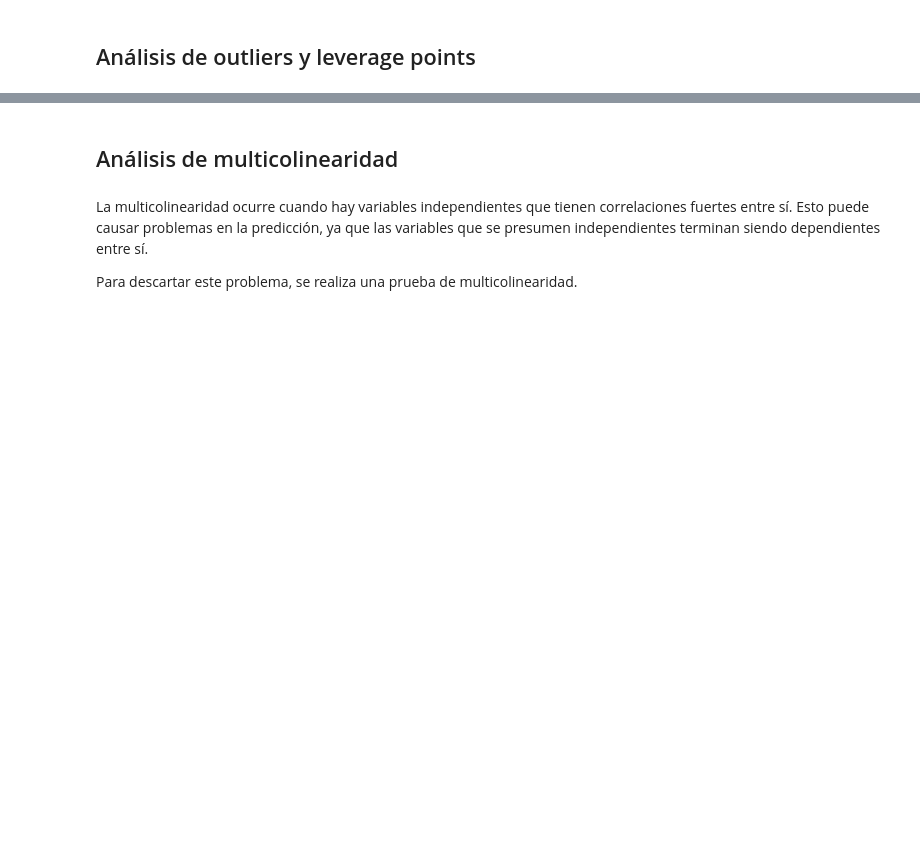
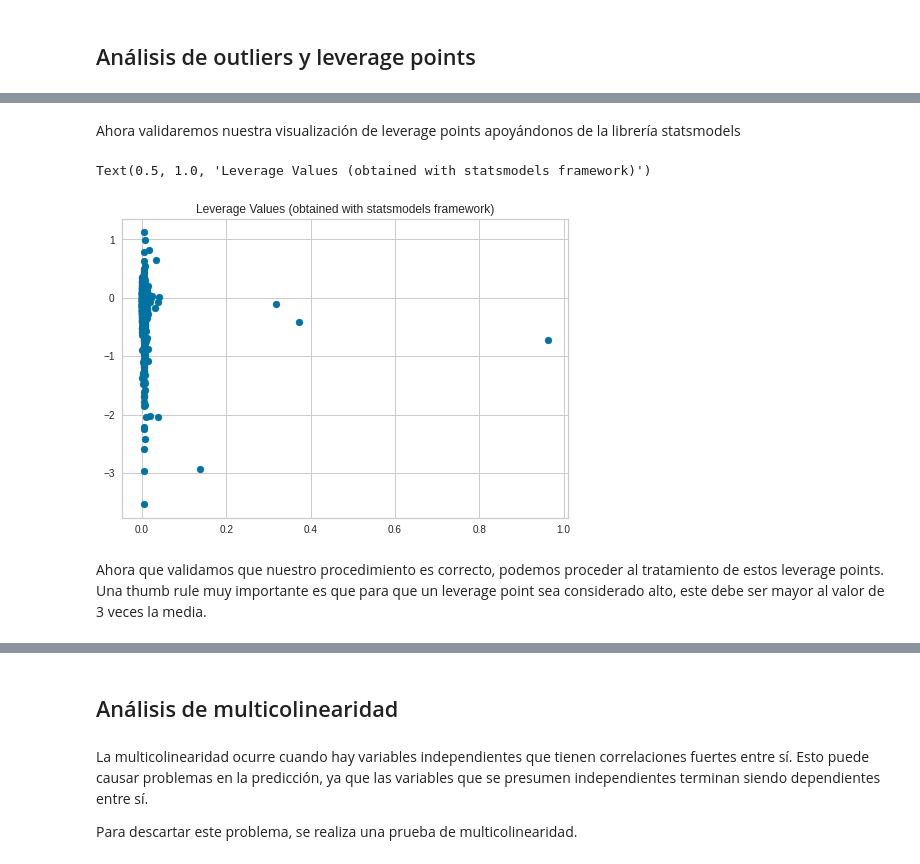
Before and after one commit to Cutberto/Estadistica-IA-TC3006C, a Jupyter notebook: Entregables_Bloque2/Entregable_1_bloque_2_Estadística.ipynb, the cells around one changed output, grey strips where cells are left out. Cells and saved outputs as stored; diff of their text form; code cells hidden in the pictures; blank space fills up the shorter version.

```diff
--- a/Entregables_Bloque2/Entregable_1_bloque_2_Estadística.ipynb
+++ b/Entregables_Bloque2/Entregable_1_bloque_2_Estadística.ipynb
@@ -236,0 +261,18 @@ plt.scatter(df_tmp['l'], y_tmp)
+# %% [markdown]
+Ahora validaremos nuestra visualización de leverage points apoyándonos de la librería statsmodels
+# %%
+X = df_analysis[["EPSP", "OPM", "LongFinancialLeverage", "small?", "medium?"]]
+x = sm.add_constant(X)
+y = df_analysis["ReturnOnNextQuarter"]
+m = sm.OLS(y, X).fit()
+
+influence_values = m.get_influence()
+l = influence_values.hat_matrix_diag
+
+plt.scatter(l, y)
+plt.title("Leverage Values (obtained with statsmodels framework)")
+# %% [output]
+Text(0.5, 1.0, 'Leverage Values (obtained with statsmodels framework)')
+[figure, added]
+# %% [markdown]
+Ahora que validamos que nuestro procedimiento es correcto, podemos proceder al tratamiento de estos leverage points. Una thumb rule muy importante es que para que un leverage point sea considerado alto, este debe ser mayor al valor de 3 veces la media.
```
Also changed, not shown: parts of 37 cells of this notebook, 1 other file.
